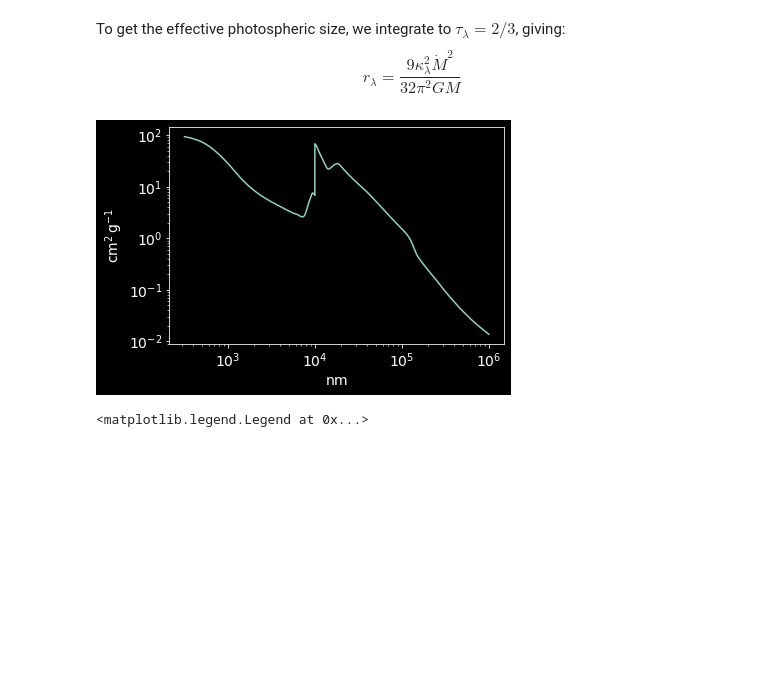
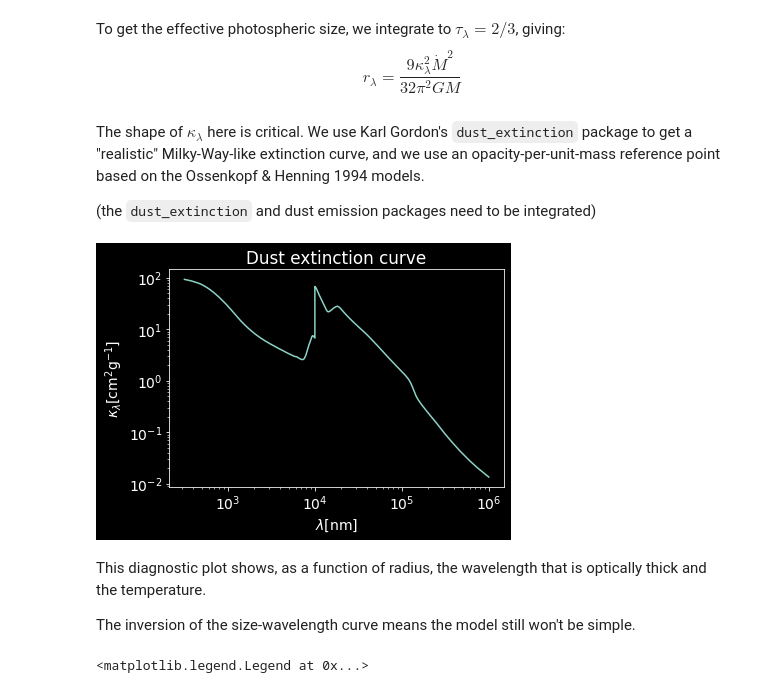
Before and after one commit to keflavich/StarFormationClass, a Jupyter notebook: lectures/Lecture 5 - Protostar Formation.ipynb, the cells around one changed output. Saved outputs shown, nothing was run; the diff lists cells and outputs as text; code cells hidden in the pictures; blank space fills up the shorter version.

```diff
--- a/lectures/Lecture 5 - Protostar Formation.ipynb
+++ b/lectures/Lecture 5 - Protostar Formation.ipynb
@@ -377,6 +385,10 @@ $$\tau_{\lambda} = \frac{\kappa_\lambda \dot{M}}{2\pi \sqrt{2 G M}} r^{-1/2}$$
 # %% [markdown]
 To get the effective photospheric size, we integrate to $\tau_\lambda=2/3$, giving:
     $$r_\lambda = \frac{9 \kappa_\lambda^2 \dot{M}^2}{32 \pi^2 GM}$$
+# %% [markdown]
+The shape of $\kappa_\lambda$ here is critical.  We use Karl Gordon's `dust_extinction` package to get a "realistic" Milky-Way-like extinction curve, and we use an opacity-per-unit-mass reference point based on the Ossenkopf & Henning 1994 models.
+
+(the `dust_extinction` and dust emission packages need to be integrated)
 # %%
 import dust_extinction
 from dust_extinction.grain_models import WD01
@@ -393,8 +405,15 @@ tem = 1000 * (r_lam/(0.4*u.au))**-0.8 * u.K
 # %%
 with quantity_support():
     pl.loglog(lam, kappa)
+    pl.title("Dust extinction curve")
+    pl.ylabel("$\kappa_\lambda [\mathrm{cm}^2 \mathrm{g}^{-1}]$")
+    pl.xlabel("$\lambda [\mathrm{nm}]$")
 # %% [output]
-[figure, old version]
+[figure, new version]
+# %% [markdown]
+This diagnostic plot shows, as a function of radius, the wavelength that is optically thick and the temperature.
+
+The inversion of the size-wavelength curve means the model still won't be simple.
 # %%
 ax = pl.gca()
 ax.loglog(r_lam.to(u.au), lam, label='$\\lambda(r)$')
```
Also changed, not shown: parts of 7 cells of this notebook.
